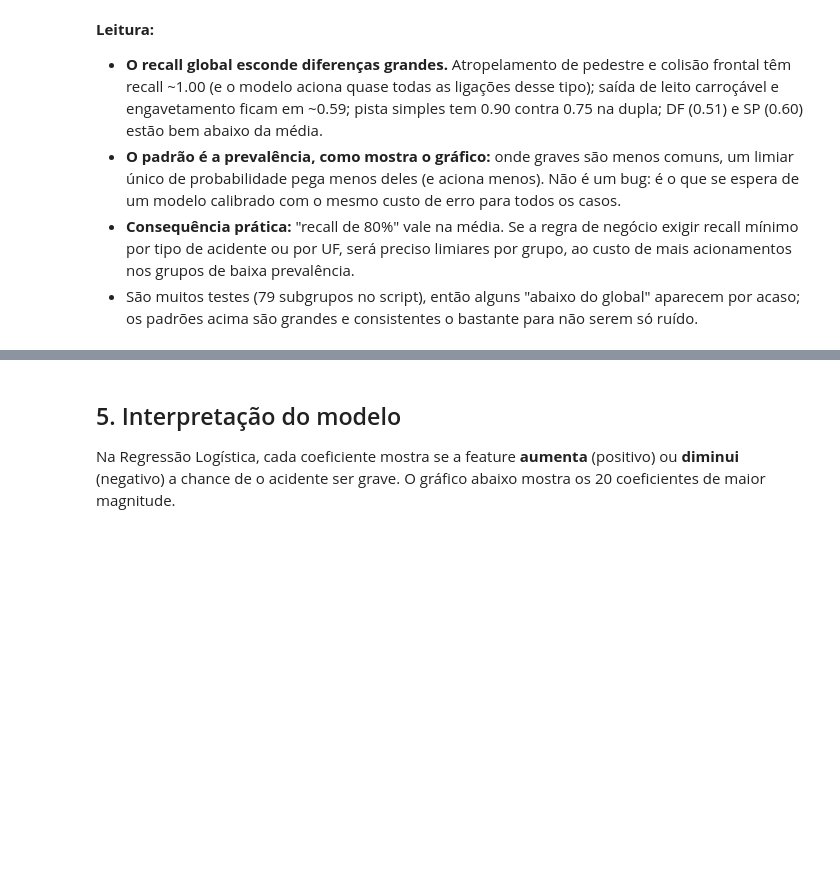
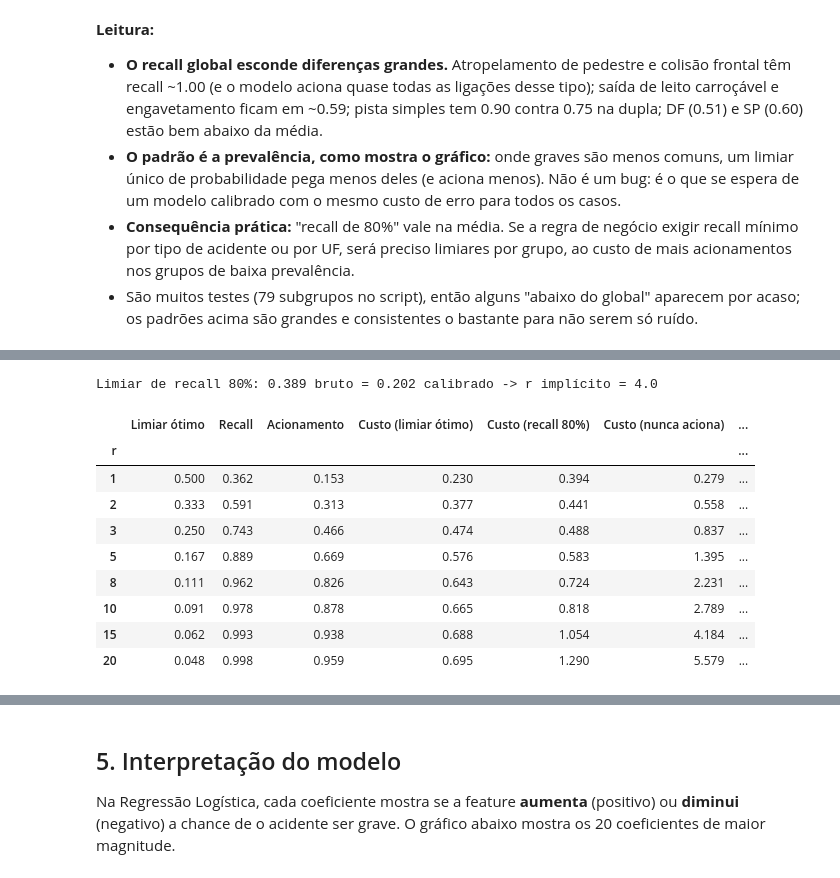
Before and after one commit to rodrigomsousa/prf-accident-severity-predictor, a Jupyter notebook: notebooks/01_eda_and_modeling.ipynb, the cells around one changed output, grey strips where cells are left out. Drawn from its saved outputs; the diff is of its cells as text; code cells hidden in the pictures; blank space fills up the shorter version.

```diff
--- a/notebooks/01_eda_and_modeling.ipynb
+++ b/notebooks/01_eda_and_modeling.ipynb
@@ -666,0 +722,30 @@ plt.tight_layout()
+# %%
+from cost_analysis import RATIOS, cost
+
+p_cal = platt_prod.predict(proba_prod)
+thr_cal = float(platt_prod.predict(np.array([thr_prod]))[0])
+print(f"Limiar de recall 80%: {thr_prod:.3f} bruto = {thr_cal:.3f} calibrado "
+      f"-> r implícito = {(1 - thr_cal) / thr_cal:.1f}")
+
+rows = []
+for r in RATIOS:
+    pred = (p_cal >= 1 / (1 + r)).astype(int)
+    rows.append({"r": r, "Limiar ótimo": 1 / (1 + r), "Recall": pred[yv == 1].mean(),
+                 "Acionamento": pred.mean(), "Custo (limiar ótimo)": cost(yv, pred, r),
+                 "Custo (recall 80%)": cost(yv, (p_cal >= thr_cal).astype(int), r),
+                 "Custo (nunca aciona)": cost(yv, np.zeros_like(yv), r),
+                 "Custo (sempre aciona)": cost(yv, np.ones_like(yv), r)})
+costs = pd.DataFrame(rows).set_index("r")
+costs.round(3)
+# %% [output]
+Limiar de recall 80%: 0.389 bruto = 0.202 calibrado -> r implícito = 4.0
+|  | Limiar ótimo | Recall | Acionamento | Custo (limiar ótimo) | Custo (recall 80%) | Custo (nunca aciona) | ... |
+| r |  |  |  |  |  |  | ... |
+| 1 | 0.500 | 0.362 | 0.153 | 0.230 | 0.394 | 0.279 | ... |
+| 2 | 0.333 | 0.591 | 0.313 | 0.377 | 0.441 | 0.558 | ... |
+| 3 | 0.250 | 0.743 | 0.466 | 0.474 | 0.488 | 0.837 | ... |
+| 5 | 0.167 | 0.889 | 0.669 | 0.576 | 0.583 | 1.395 | ... |
+| 8 | 0.111 | 0.962 | 0.826 | 0.643 | 0.724 | 2.231 | ... |
+| 10 | 0.091 | 0.978 | 0.878 | 0.665 | 0.818 | 2.789 | ... |
+| 15 | 0.062 | 0.993 | 0.938 | 0.688 | 1.054 | 4.184 | ... |
+| 20 | 0.048 | 0.998 | 0.959 | 0.695 | 1.290 | 5.579 | ... |
```
Also changed, not shown: parts of 16 cells of this notebook, 3 other files.
